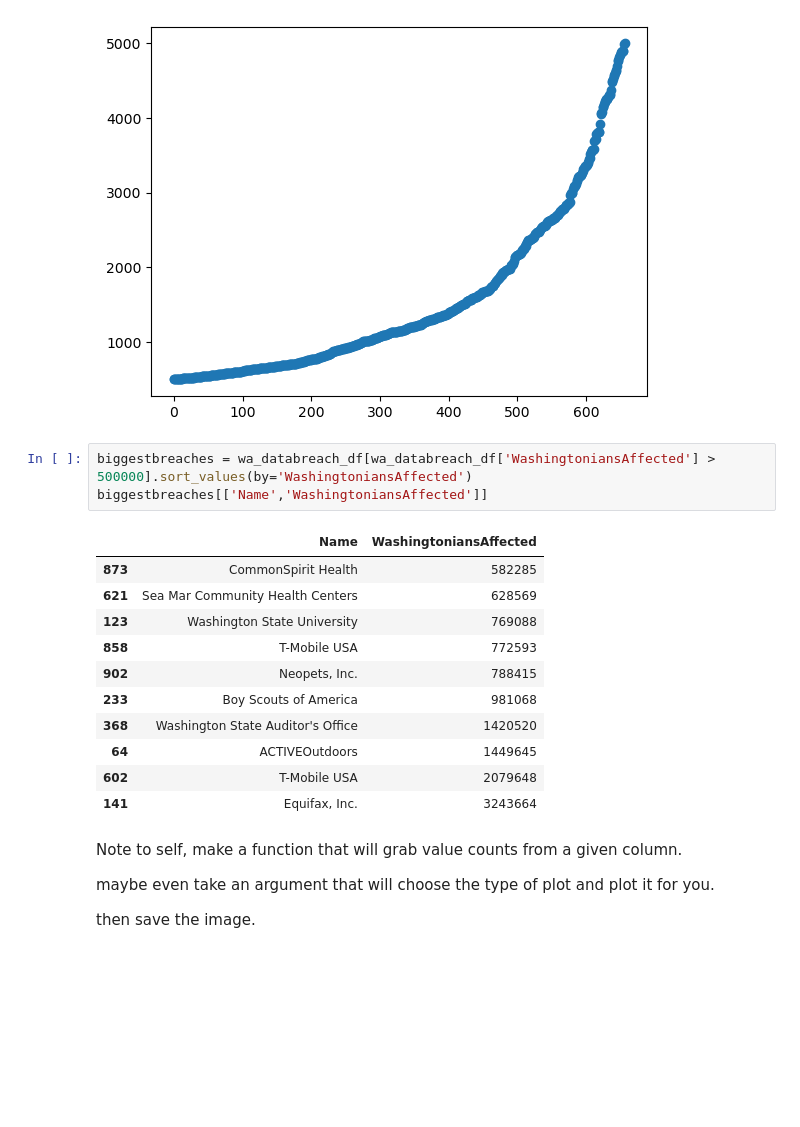
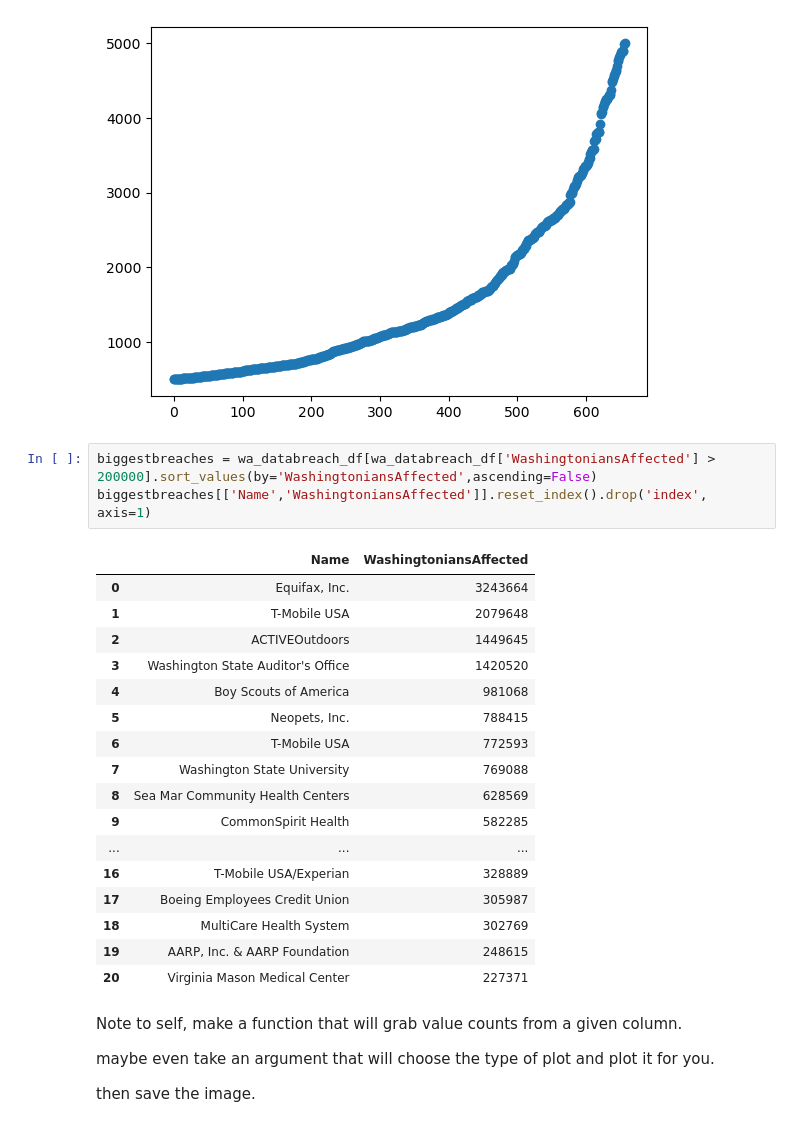
Before and after one commit to IsaacDaHanes/Washington_State_Databreach_Assessment, a Jupyter notebook: notebooks/wastate_databreaches_eda.ipynb, the cells around one changed output. Drawn from its saved outputs; the diff is of its cells as text; blank space fills up the shorter version.

```diff
--- a/notebooks/wastate_databreaches_eda.ipynb
+++ b/notebooks/wastate_databreaches_eda.ipynb
@@ -218,20 +218,26 @@ ax.ticklabel_format(style='plain')
 # %% [output]
 [figure]
 # %%
-biggestbreaches = wa_databreach_df[wa_databreach_df['WashingtoniansAffected'] > 500000].sort_values(by='WashingtoniansAffected')
-biggestbreaches[['Name','WashingtoniansAffected']]
+biggestbreaches = wa_databreach_df[wa_databreach_df['WashingtoniansAffected'] > 200000].sort_values(by='WashingtoniansAffected',ascending=False)
+biggestbreaches[['Name','WashingtoniansAffected']].reset_index().drop('index', axis=1)
 # %% [output]
 |  | Name | WashingtoniansAffected |
-| 873 | CommonSpirit Health | 582285 |
-| 621 | Sea Mar Community Health Centers | 628569 |
-| 123 | Washington State University | 769088 |
-| 858 | T-Mobile USA | 772593 |
-| 902 | Neopets, Inc. | 788415 |
-| 233 | Boy Scouts of America | 981068 |
-| 368 | Washington State Auditor's Office | 1420520 |
-| 64 | ACTIVEOutdoors | 1449645 |
-| 602 | T-Mobile USA | 2079648 |
-| 141 | Equifax, Inc. | 3243664 |
+| 0 | Equifax, Inc. | 3243664 |
+| 1 | T-Mobile USA | 2079648 |
+| 2 | ACTIVEOutdoors | 1449645 |
+| 3 | Washington State Auditor's Office | 1420520 |
+| 4 | Boy Scouts of America | 981068 |
+| 5 | Neopets, Inc. | 788415 |
+| 6 | T-Mobile USA | 772593 |
+| 7 | Washington State University | 769088 |
+| 8 | Sea Mar Community Health Centers | 628569 |
+| 9 | CommonSpirit Health | 582285 |
+| ... | ... | ... |
+| 16 | T-Mobile USA/Experian | 328889 |
+| 17 | Boeing Employees Credit Union | 305987 |
+| 18 | MultiCare Health System | 302769 |
+| 19 | AARP, Inc. & AARP Foundation | 248615 |
+| 20 | Virginia Mason Medical Center | 227371 |
 # %% [markdown]
 Note to self, make a function that will grab value counts from a given column.
 
```
Also changed, not shown: parts of 9 cells of this notebook, 2 other files.
